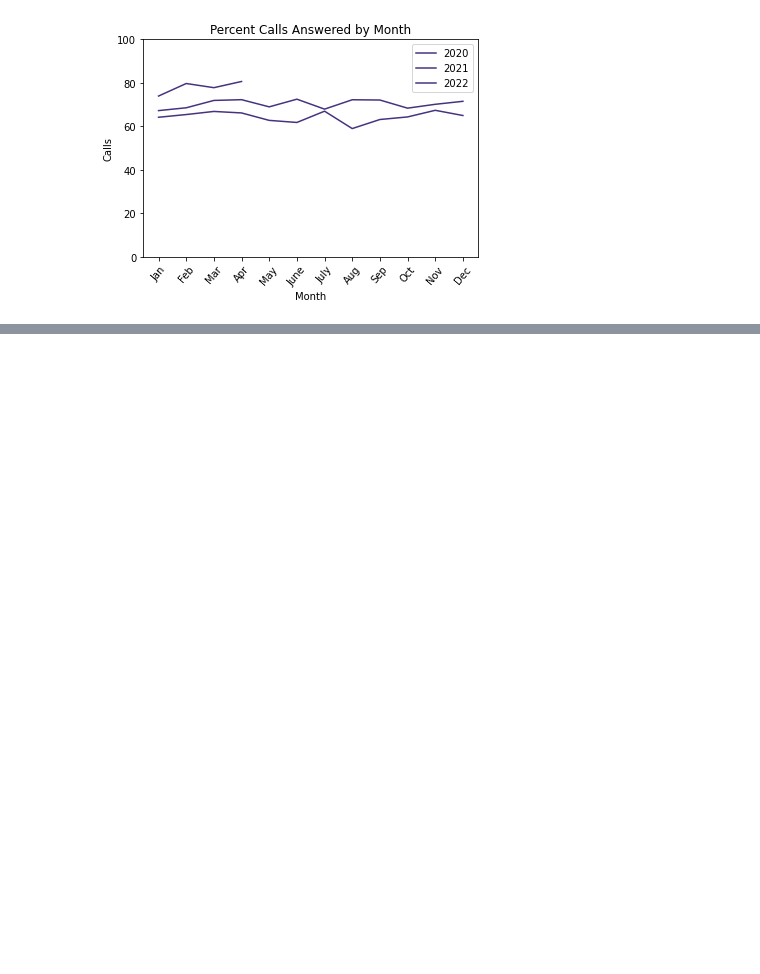
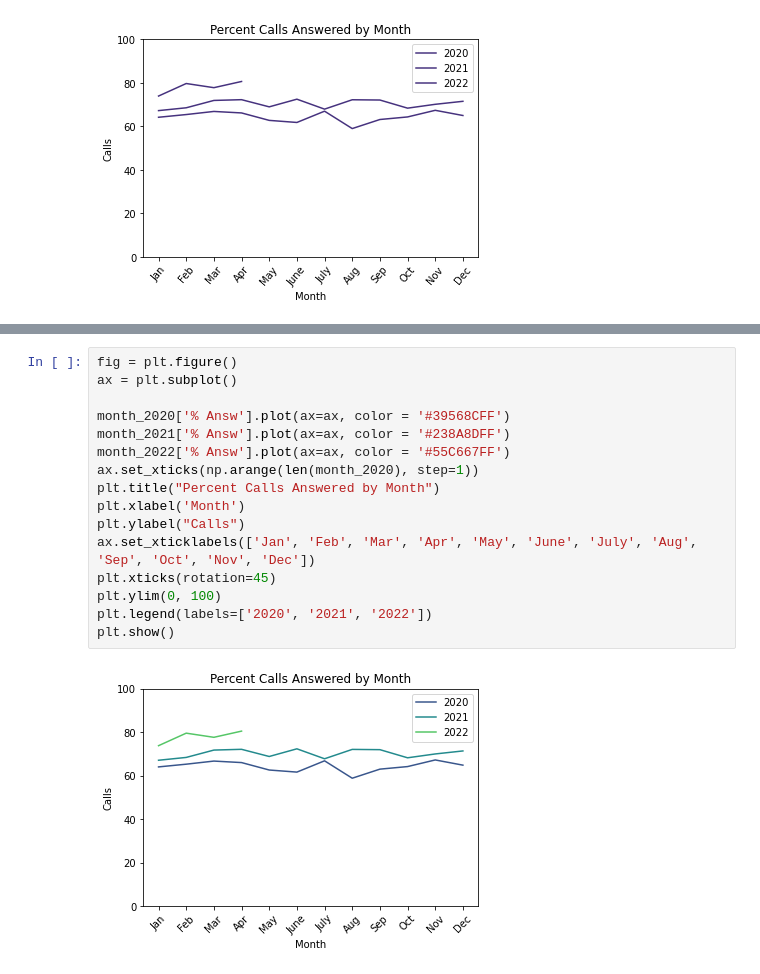
Before and after one commit to NSS-Data-Analytics-Cohort-6/fcs-crisis-sailing-the-seaborn, a Jupyter notebook: notebook/fcs_crisis_calls.ipynb, the cells around one changed output, grey strips where cells are left out. Drawn from its saved outputs; the diff is of its cells as text; blank space fills up the shorter version.

```diff
--- a/notebook/fcs_crisis_calls.ipynb
+++ b/notebook/fcs_crisis_calls.ipynb
@@ -526,0 +509,18 @@ plt.show()
+# %%
+fig = plt.figure()
+ax = plt.subplot()
+
+month_2020['% Answ'].plot(ax=ax, color = '#39568CFF')
+month_2021['% Answ'].plot(ax=ax, color = '#238A8DFF')
+month_2022['% Answ'].plot(ax=ax, color = '#55C667FF')
+ax.set_xticks(np.arange(len(month_2020), step=1))
+plt.title("Percent Calls Answered by Month")
+plt.xlabel('Month')
+plt.ylabel("Calls")
+ax.set_xticklabels(['Jan', 'Feb', 'Mar', 'Apr', 'May', 'June', 'July', 'Aug', 'Sep', 'Oct', 'Nov', 'Dec'])
+plt.xticks(rotation=45)
+plt.ylim(0, 100)
+plt.legend(labels=['2020', '2021', '2022'])
+plt.show()
+# %% [output]
+[figure, added]
```
Also changed, not shown: parts of 5 cells of this notebook.
